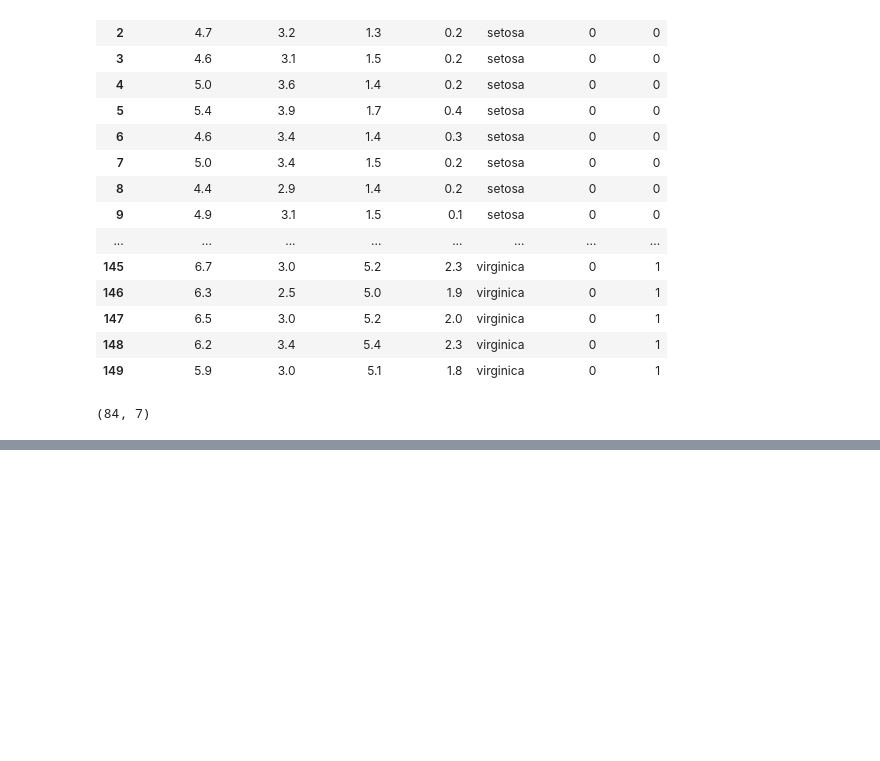
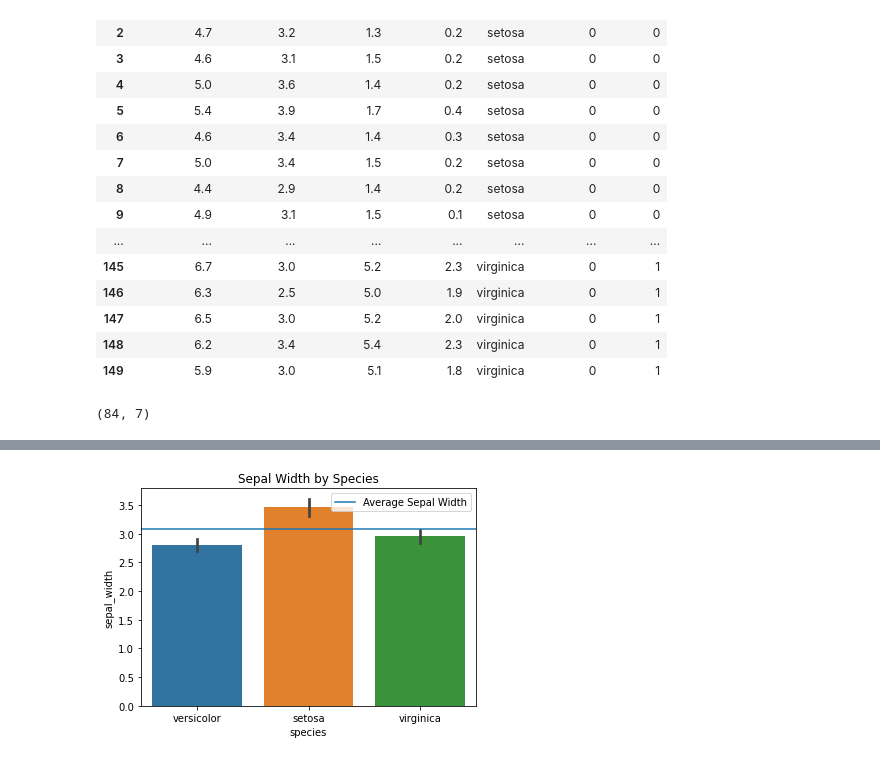
Before and after one commit to watermanbrandyn/classification-exercises, a Jupyter notebook: classification_exercises.ipynb, the cells around one changed output, grey strips where cells are left out. Saved outputs shown, nothing was run; the diff lists cells and outputs as text; code cells hidden in the pictures; blank space fills up the shorter version.

```diff
--- a/classification_exercises.ipynb
+++ b/classification_exercises.ipynb
@@ -822,0 +831,9 @@ sns.countplot(train.species)
+# %%
+plt.title('Sepal Width by Species')
+sns.barplot(x='species', y='sepal_width', data=train)
+sepal_width_avg = train.sepal_width.mean()
+plt.axhline(sepal_width_avg, label='Average Sepal Width')
+plt.legend()
+plt.show()
+# %% [output]
+[figure, added]
```
Also changed, not shown: parts of 41 cells of this notebook.
